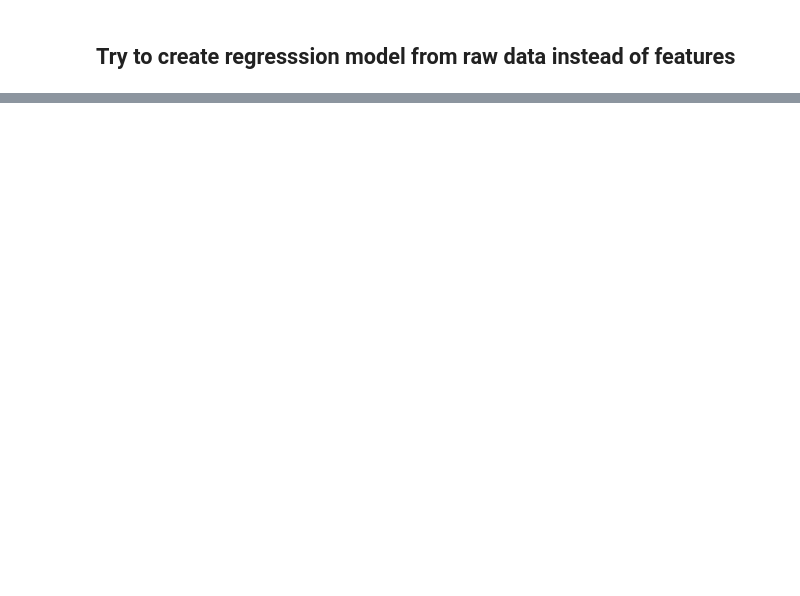
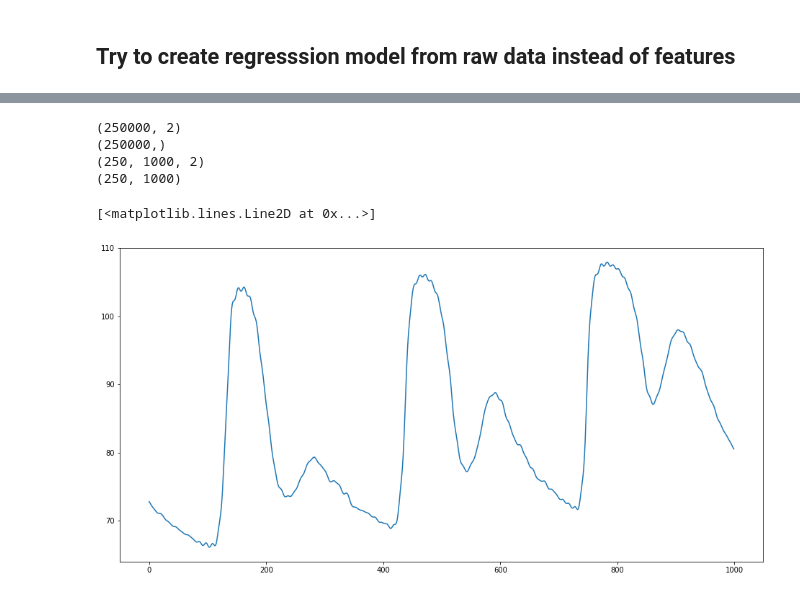
Before and after one commit to Double-Bonus/BP-estimation, a Jupyter notebook: blood-estimation.ipynb, the cells around one changed output, grey strips where cells are left out. Drawn from its saved outputs; the diff is of its cells as text; code cells hidden in the pictures; blank space fills up the shorter version.

Commit message:
Kaggle Notebook | Blood estimation | Version 4

```diff
--- a/blood-estimation.ipynb
+++ b/blood-estimation.ipynb
@@ -34,13 +33,16 @@ for dirname, _, filenames in os.walk('/kaggle/input'):
 # %% [markdown]
 Load .mat data and covert to proper python arrays:
 # %%
-matData = scipy.io.loadmat('/kaggle/input/painlessdb/Painless021.mat') # Specific data path for kaggle
+matData = scipy.io.loadmat('/kaggle/input/d/zygimantasmarma/painlessdb/Painless021.mat') # Specific data path for kaggle
 
 print(type(matData))
 print(matData)
 
 bp = matData.get('bp')[0] # not sure why you get arrays of arrays
 ecg = matData.get('ecg')[0] # note: this is 3x array
+ecg_2 = matData.get('ecg')[1] # note: this is 3x array
+ecg_3 = matData.get('ecg')[1] # note: this is 3x array
+
 ppg = matData.get('ppg')[0]
 
 f_bp = matData.get('f_bp')[0]
@@ -381,7 +309,11 @@ print("PPG:")
 print(ppg_fs)
 
 # arrSize = 1097930
-arrSize = 150000
+arrSize   = 750000
+arrSizeVal= 250000
+####
+# ecg_fs = ecg_fs * 1000000
+
 
 dataset = np.array([ecg_fs[:arrSize], ppg_fs[:arrSize]]).T
 print("Dataset:")
@@ -391,6 +323,11 @@ print(len(dataset))
 X = dataset
 Y = bp_fs[:arrSize]
 print(X.shape)
+
+dataset_val = np.array([ecg_fs[-arrSizeVal:], ppg_fs[-arrSizeVal:]]).T
+
+X_val = dataset_val
+Y_val = bp_fs[-arrSizeVal:]
 # %% [output]
 Output is BP, which is array of 1097930, some array values:
 [72.81       72.67413046 72.52293695 ... 72.92905059 72.95538239
@@ -471,0 +436,19 @@ Baseline: -183.22 (45.32) MSE
+# %%
+from keras.layers import Input, TimeDistributed, LSTM
+from keras.models import Model
+
+print(X)
+print(X.shape)
+print(X.shape)
+
+x_s = X.reshape((750, 1000, 2))
+
+print("X after spillting")
+print(x_s)
+print(x_s.shape)
+
+
+print("Y - outputs")
+print(Y.shape)
+y_s = Y.reshape((750, 1000))
+print(y_s.shape)
@@ -471,0 +473,19 @@ Baseline: -183.22 (45.32) MSE
+# %%
+print(X_val.shape)
+print(Y_val.shape)
+
+x_val_s = X_val.reshape((250, 1000, 2))
+y_val_s = Y_val.reshape((250, 1000))
+print(x_val_s.shape)
+print(y_val_s.shape)
+# print(y_val_s[0])
+# %% [output]
+(250000, 2)
+(250000,)
+(250, 1000, 2)
+(250, 1000)
+# %%
+plt.plot(y_s[0])
+# %% [output]
+[<matplotlib.lines.Line2D at 0x...>]
+[figure, added]
```
Also changed, not shown: parts of 36 cells of this notebook.
